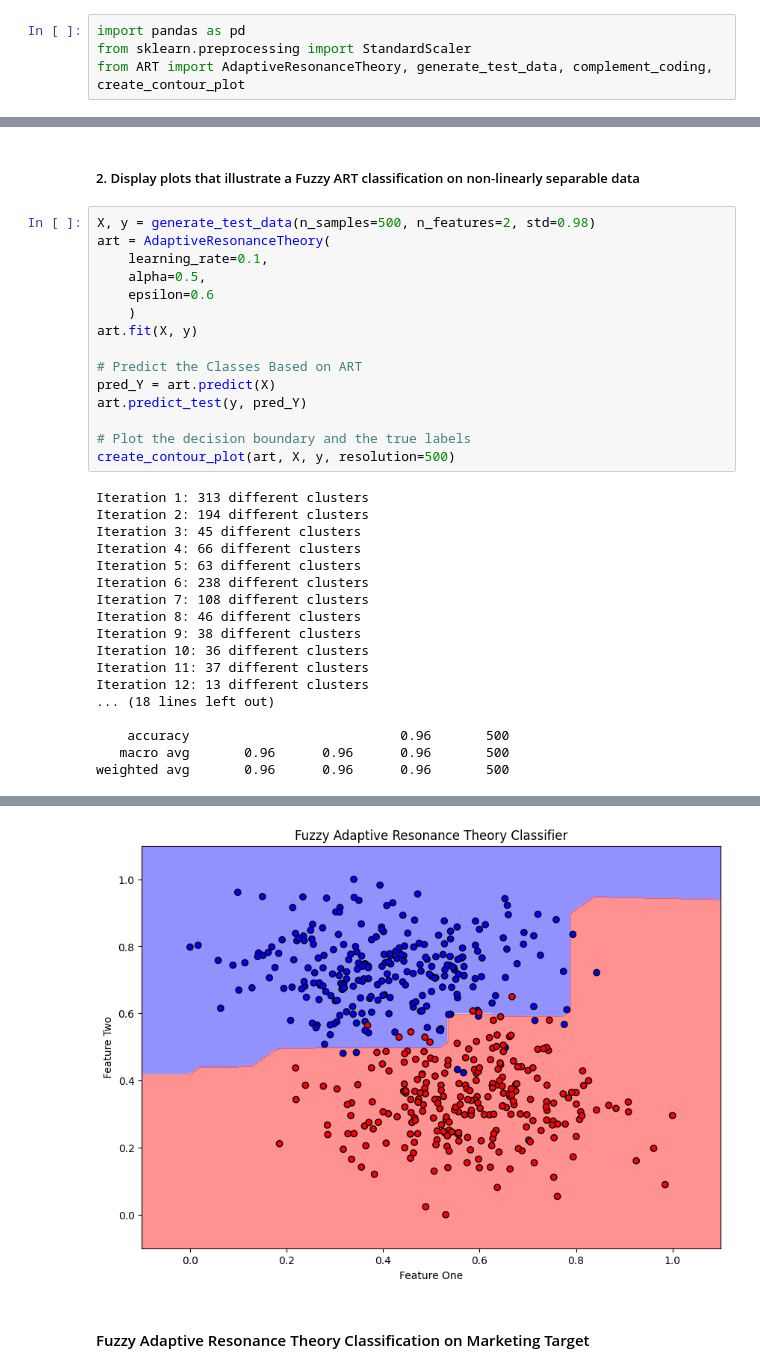
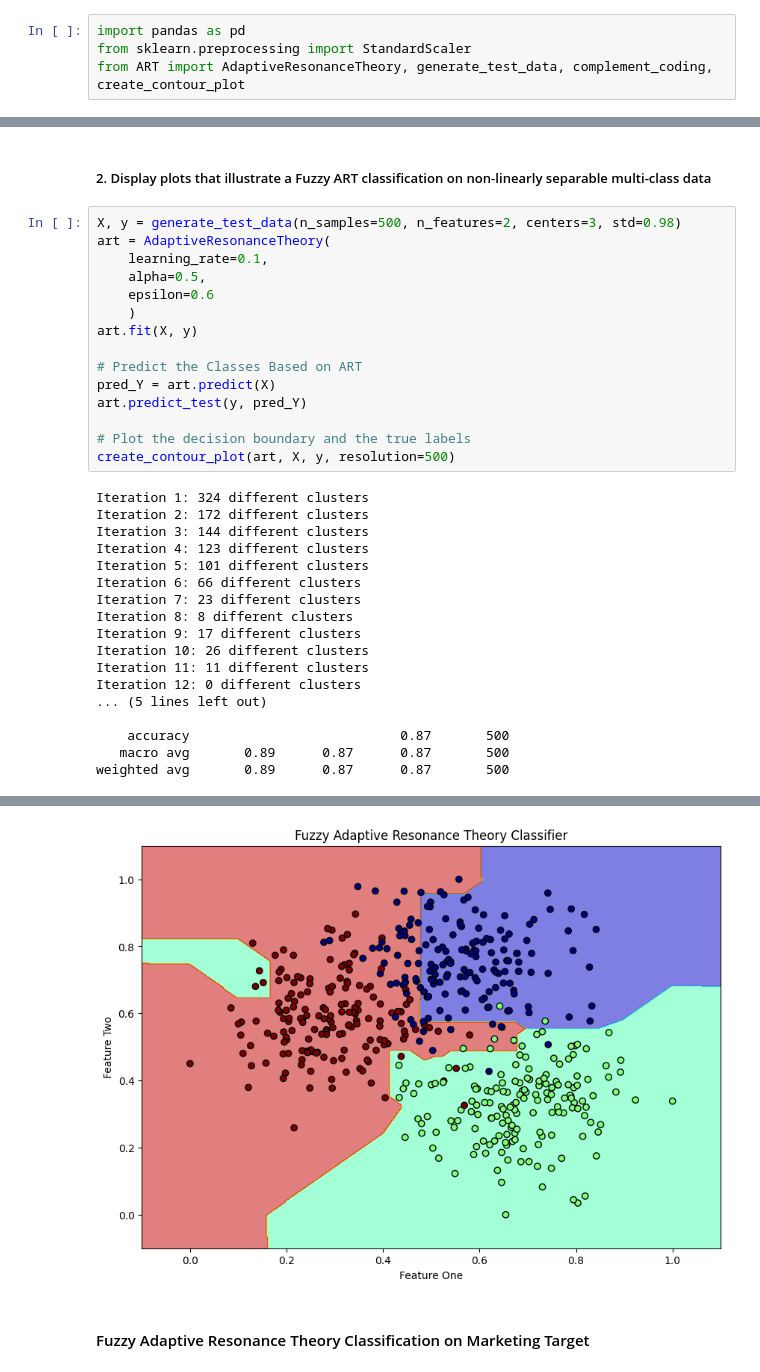
Before and after one commit to XingshengXu/Machine-Learning-Projects, a Jupyter notebook: Adaptive Resonance Theory/ART_demo.ipynb, the cells around one changed output, grey strips where cells are left out. Cells and saved outputs as stored; diff of their text form.

```diff
--- a/Adaptive Resonance Theory/ART_demo.ipynb
+++ b/Adaptive Resonance Theory/ART_demo.ipynb
@@ -45,7 +39,7 @@ weighted avg       1.00      1.00      1.00       500
 # %% [markdown]
-##### 2. Display plots that illustrate a Fuzzy ART classification on non-linearly separable data
+##### 2. Display plots that illustrate a Fuzzy ART classification on non-linearly separable multi-class data
 # %%
-X, y = generate_test_data(n_samples=500, n_features=2, std=0.98)
+X, y = generate_test_data(n_samples=500, n_features=2, centers=3, std=0.98)
 art = AdaptiveResonanceTheory(
     learning_rate=0.1,
     alpha=0.5,
@@ -60,20 +54,20 @@ art.predict_test(y, pred_Y)
 # Plot the decision boundary and the true labels
 create_contour_plot(art, X, y, resolution=500)
 # %% [output]
-Iteration 1: 313 different clusters
-Iteration 2: 194 different clusters
-Iteration 3: 45 different clusters
-Iteration 4: 66 different clusters
-Iteration 5: 63 different clusters
-Iteration 6: 238 different clusters
-Iteration 7: 108 different clusters
-Iteration 8: 46 different clusters
-Iteration 9: 38 different clusters
-Iteration 10: 36 different clusters
-Iteration 11: 37 different clusters
-Iteration 12: 13 different clusters
-... (18 lines left out)
+Iteration 1: 324 different clusters
+Iteration 2: 172 different clusters
+Iteration 3: 144 different clusters
+Iteration 4: 123 different clusters
+Iteration 5: 101 different clusters
+Iteration 6: 66 different clusters
+Iteration 7: 23 different clusters
+Iteration 8: 8 different clusters
+Iteration 9: 17 different clusters
+Iteration 10: 26 different clusters
+Iteration 11: 11 different clusters
+Iteration 12: 0 different clusters
+... (5 lines left out)
 
-    accuracy                           0.96       500
-   macro avg       0.96      0.96      0.96       500
-weighted avg       0.96      0.96      0.96       500
+    accuracy                           0.87       500
+   macro avg       0.89      0.87      0.87       500
+weighted avg       0.89      0.87      0.87       500
@@ -82,4 +76,4 @@ weighted avg       0.96      0.96      0.96       500
-[figure, old version]
+[figure, new version]
 # %% [markdown]
 #### Fuzzy Adaptive Resonance Theory Classification on Marketing Target
 # %%
```
Also changed, not shown: parts of 4 cells of this notebook, 1 other file.
